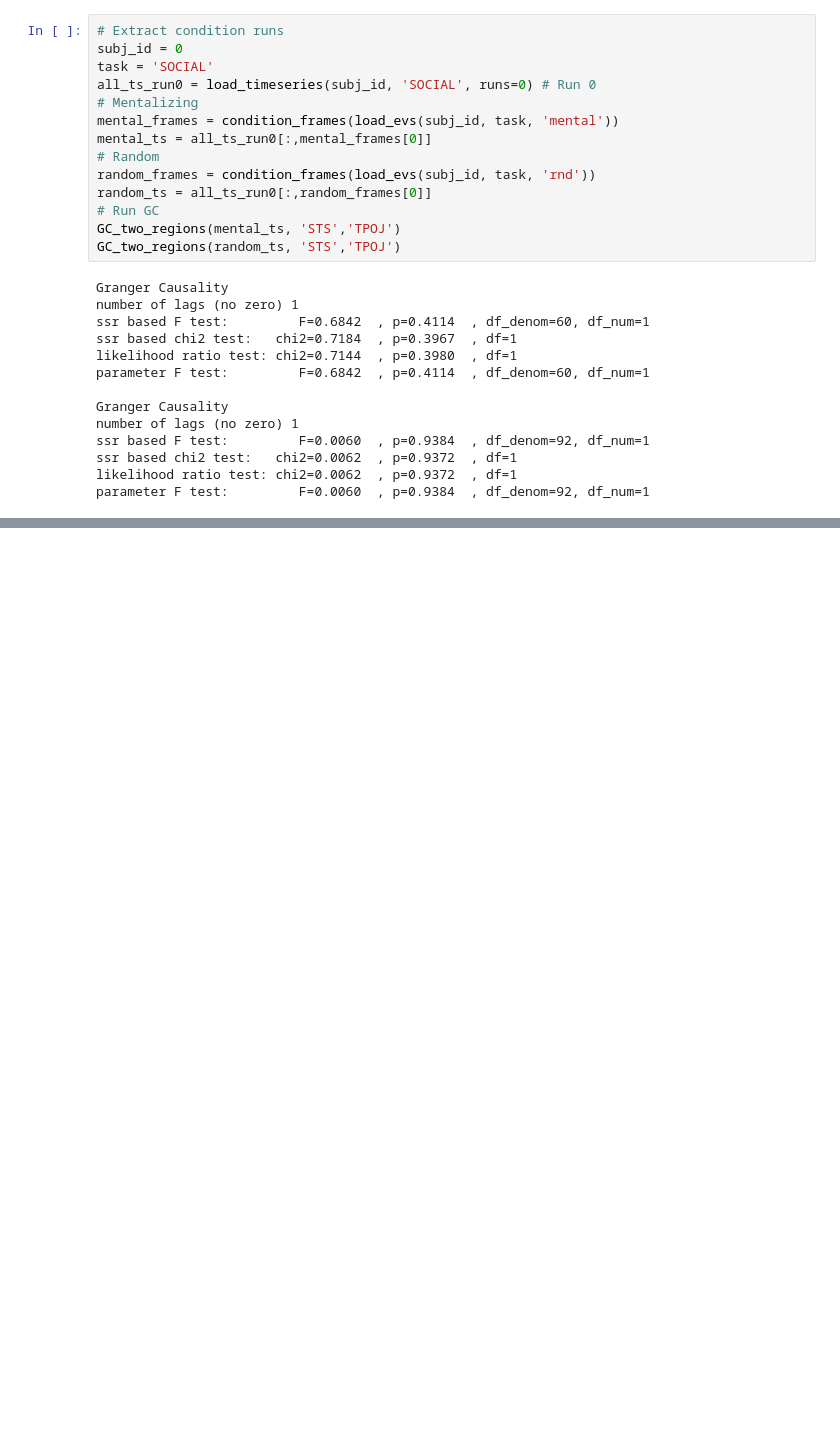
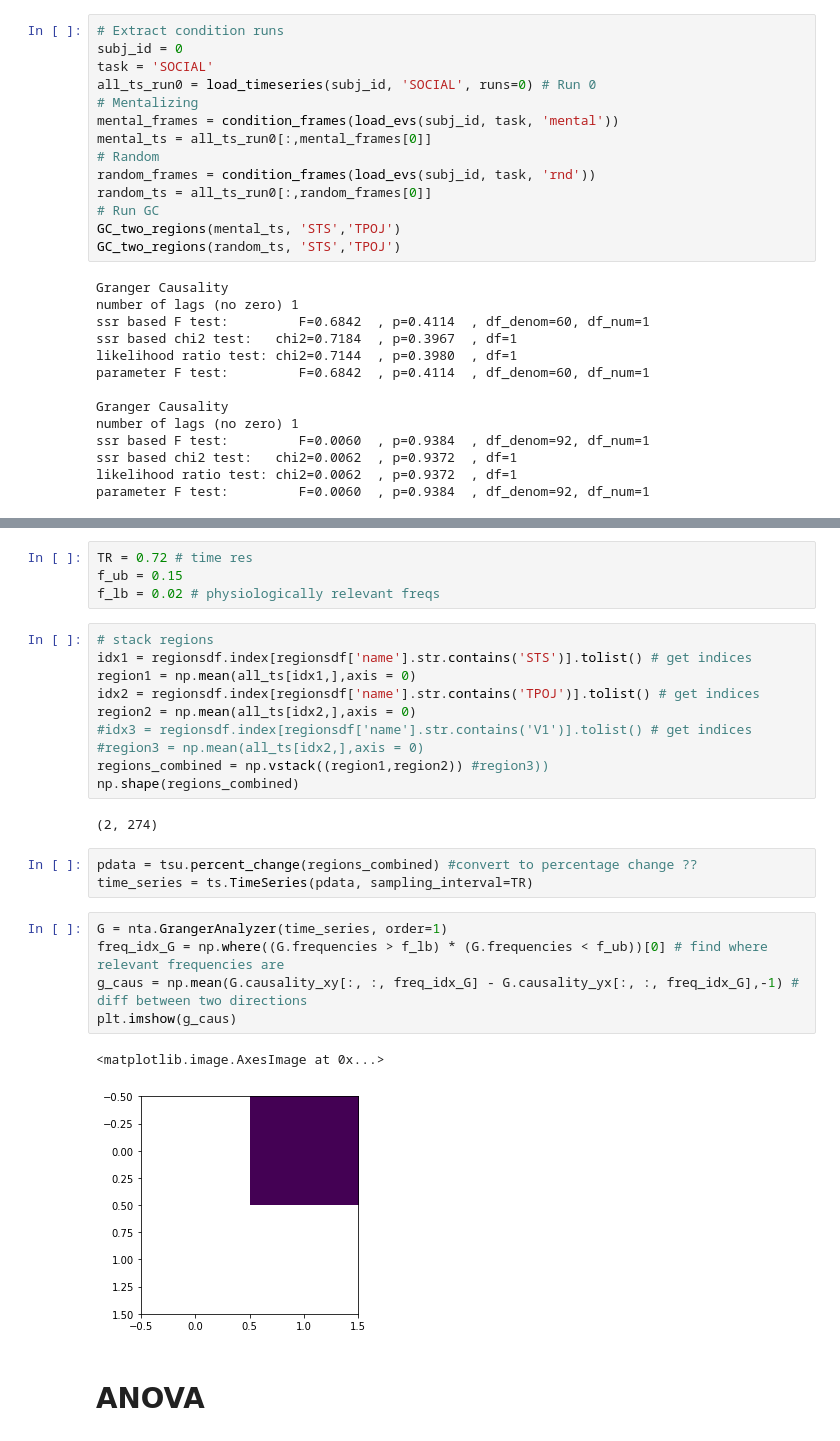
Before and after one commit to vss245/nma-code, a Jupyter notebook: hcp_fmri_analysis.ipynb, the cells around one changed output, grey strips where cells are left out. Saved outputs shown, nothing was run; the diff lists cells and outputs as text; blank space fills up the shorter version.

```diff
--- a/hcp_fmri_analysis.ipynb
+++ b/hcp_fmri_analysis.ipynb
@@ -336,0 +364,29 @@ parameter F test:         F=0.0060  , p=0.9384  , df_denom=92, df_num=1
+# %%
+TR = 0.72 # time res
+f_ub = 0.15
+f_lb = 0.02 # physiologically relevant freqs
+# %%
+# stack regions
+idx1 = regionsdf.index[regionsdf['name'].str.contains('STS')].tolist() # get indices
+region1 = np.mean(all_ts[idx1,],axis = 0)
+idx2 = regionsdf.index[regionsdf['name'].str.contains('TPOJ')].tolist() # get indices
+region2 = np.mean(all_ts[idx2,],axis = 0)
+#idx3 = regionsdf.index[regionsdf['name'].str.contains('V1')].tolist() # get indices
+#region3 = np.mean(all_ts[idx2,],axis = 0)
+regions_combined = np.vstack((region1,region2)) #region3))
+np.shape(regions_combined)
+# %% [output]
+(2, 274)
+# %%
+pdata = tsu.percent_change(regions_combined) #convert to percentage change ??
+time_series = ts.TimeSeries(pdata, sampling_interval=TR)
+# %%
+G = nta.GrangerAnalyzer(time_series, order=1)
+freq_idx_G = np.where((G.frequencies > f_lb) * (G.frequencies < f_ub))[0] # find where relevant frequencies are
+g_caus = np.mean(G.causality_xy[:, :, freq_idx_G] - G.causality_yx[:, :, freq_idx_G],-1) # diff between two directions
+plt.imshow(g_caus)
+# %% [output]
+<matplotlib.image.AxesImage at 0x...>
+[figure, added]
+# %% [markdown]
+# ANOVA
```
Also changed, not shown: parts of 4 cells of this notebook.
